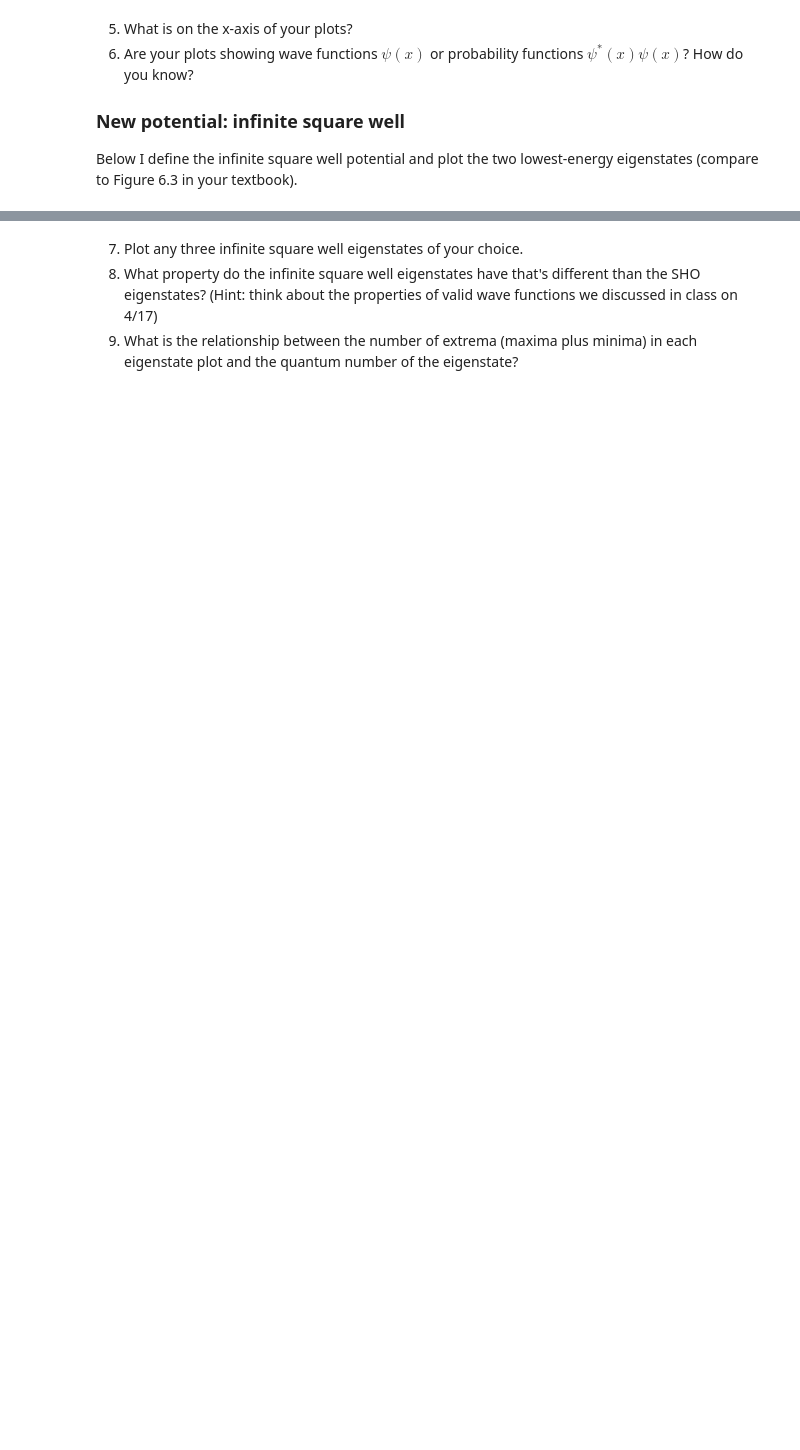
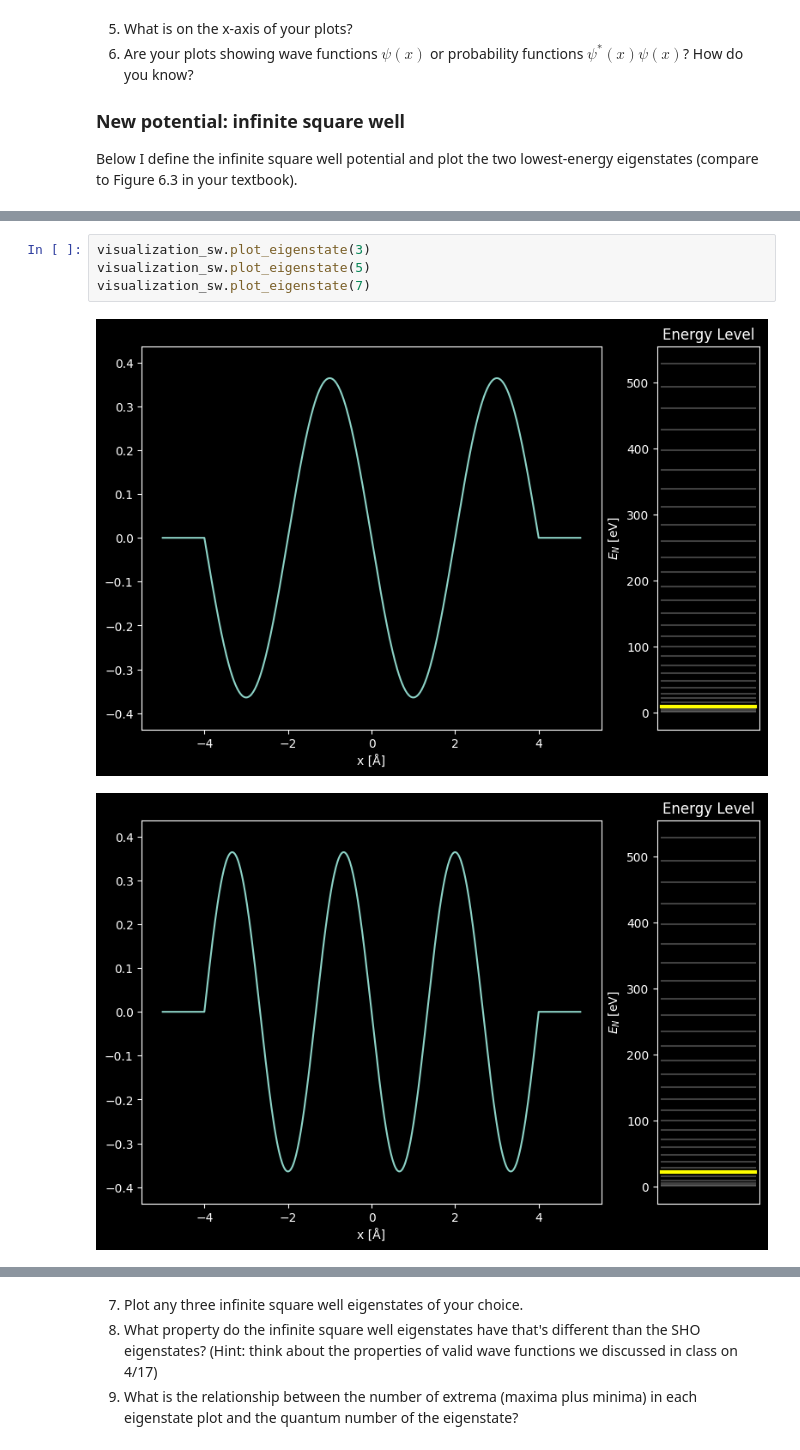
Before and after one commit to afonse15428/PHYS309, a Jupyter notebook: assignment6_done.ipynb, the cells around one changed output, grey strips where cells are left out. Saved outputs shown, nothing was run; the diff lists cells and outputs as text; blank space fills up the shorter version.

```diff
--- a/assignment6_done.ipynb
+++ b/assignment6_done.ipynb
@@ -134,0 +152,7 @@ Took 0.021689414978027344
+# %%
+visualization_sw.plot_eigenstate(3)
+visualization_sw.plot_eigenstate(5)
+visualization_sw.plot_eigenstate(7)
+# %% [output]
+[figure, added]
+[figure, added]
```
Also changed, not shown: parts of 14 cells of this notebook.
